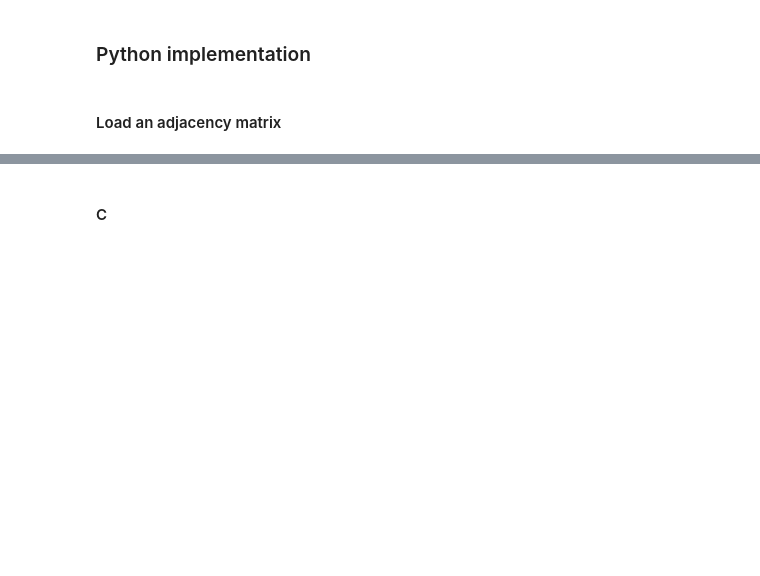
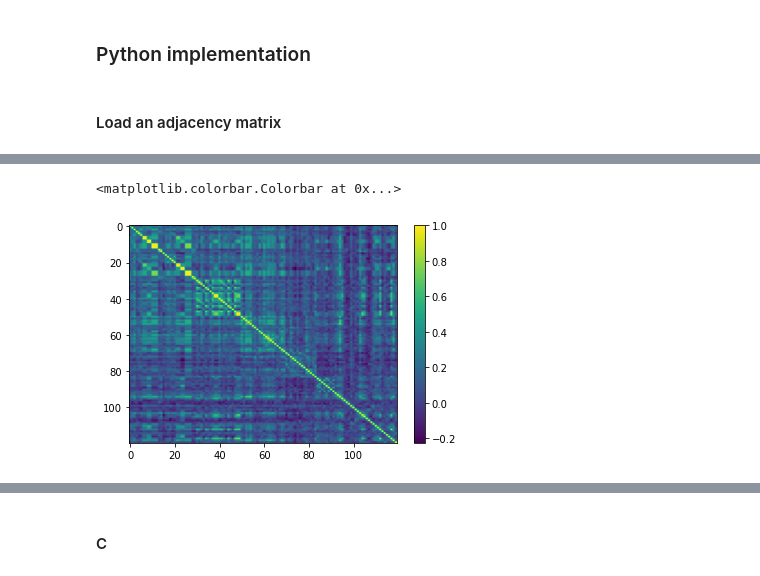
Before and after one commit to ViniciusLima94/RandomizeEdges, a Jupyter notebook: Randomize Adjacency-wei.ipynb, the cells around one changed output, grey strips where cells are left out. Drawn from its saved outputs; the diff is of its cells as text; code cells hidden in the pictures; blank space fills up the shorter version.

```diff
--- a/Randomize Adjacency-wei.ipynb
+++ b/Randomize Adjacency-wei.ipynb
@@ -100,0 +177,6 @@ np.fill_diagonal(A,1)
+# %%
+plt.imshow(A, aspect="auto")
+plt.colorbar()
+# %% [output]
+<matplotlib.colorbar.Colorbar at 0x...>
+[figure, added]
```
Also changed, not shown: parts of 18 cells of this notebook, 1 other file.
